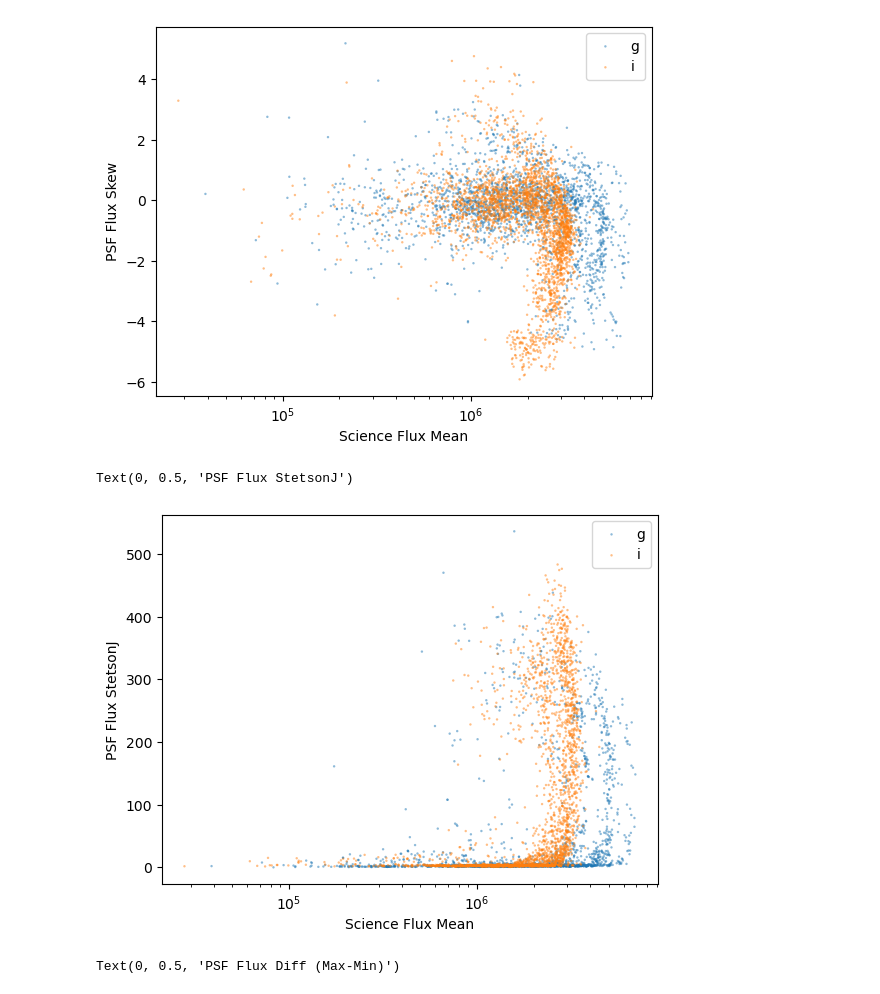
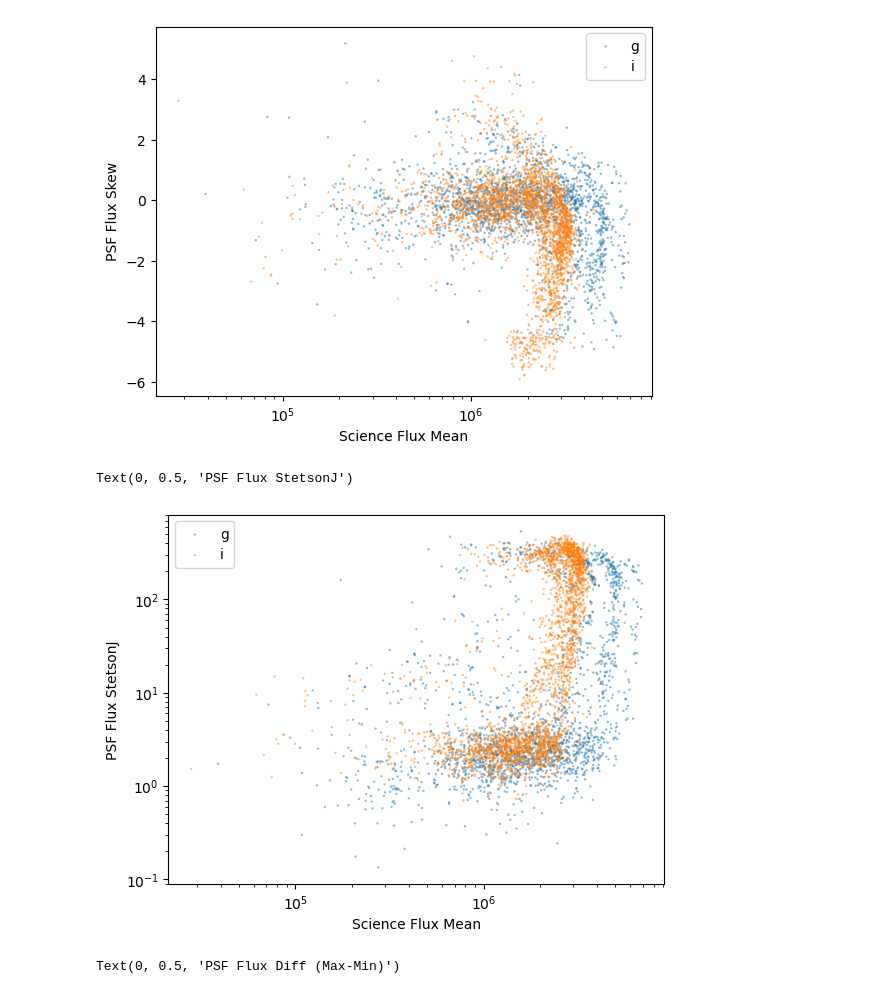
Before and after one commit to lsst-dm/ap_pipe-notebooks, a Jupyter notebook: notebooks/DM-38528-Saha-Bulge-Analysis-Oct2023.ipynb, the cells around one changed output. Drawn from its saved outputs; the diff is of its cells as text; code cells hidden in the pictures.

```diff
--- a/notebooks/DM-38528-Saha-Bulge-Analysis-Oct2023.ipynb
+++ b/notebooks/DM-38528-Saha-Bulge-Analysis-Oct2023.ipynb
@@ -210,18 +210,19 @@ Text(0, 0.5, 'PSF Flux Skew')
 # %%
 plt.figure()
 plt.scatter(variableSample_g[f'g_scienceFluxMean'],
             variableSample_g[f'g_psfFluxStetsonJ'],
             edgecolor='none',alpha=0.5, label="g", s=3)
 plt.scatter(variableSample_i[f'i_scienceFluxMean'],
             variableSample_i[f'i_psfFluxStetsonJ'],
             edgecolor='none',alpha=0.5, label="i", s=3)
 plt.legend()
 plt.xscale('log')
+plt.yscale('log')
 plt.xlabel("Science Flux Mean")
 plt.ylabel("PSF Flux StetsonJ")
 # %% [output]
 Text(0, 0.5, 'PSF Flux StetsonJ')
-[figure, old version]
+[figure, new version]
 # %%
 plt.figure()
 plt.scatter(variableSample_g[f'g_scienceFluxMean'],
```
Also changed, not shown: parts of 3 cells of this notebook.
